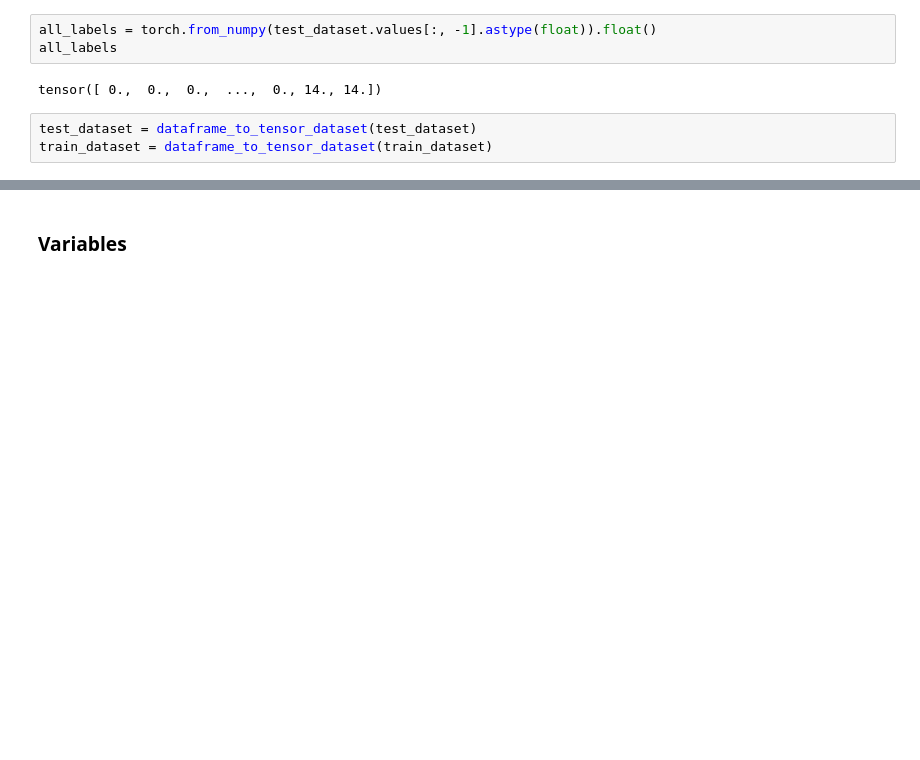
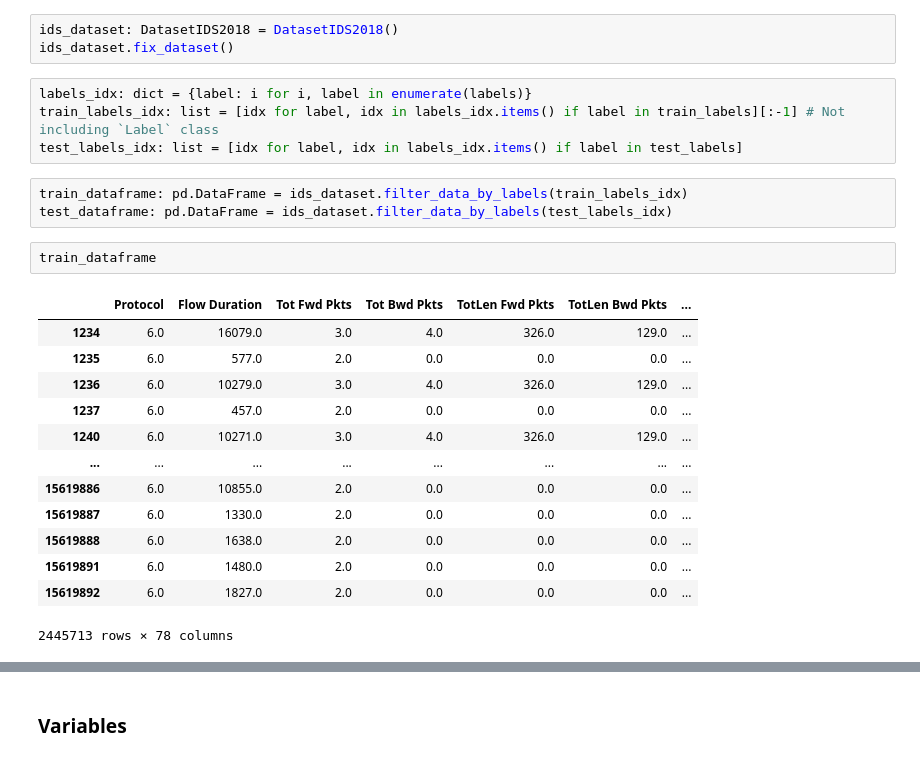
Before and after one commit to BSc-WUT/GZSL, a Jupyter notebook: packetbaseml/notebooks/gzsl_google_colab.ipynb, the cells around one changed output, grey strips where cells are left out. Drawn from its saved outputs; the diff is of its cells as text; blank space fills up the shorter version.

```diff
--- a/packetbaseml/notebooks/gzsl_google_colab.ipynb
+++ b/packetbaseml/notebooks/gzsl_google_colab.ipynb
@@ -68,8 +29,26 @@ else:
-# %%
-all_labels = torch.from_numpy(test_dataset.values[:, -1].astype(float)).float()
-all_labels
-# %% [output]
-tensor([ 0.,  0.,  0.,  ...,  0., 14., 14.])
-# %%
-test_dataset = dataframe_to_tensor_dataset(test_dataset)
-train_dataset = dataframe_to_tensor_dataset(train_dataset)
+# %%
+ids_dataset: DatasetIDS2018 = DatasetIDS2018()
+ids_dataset.fix_dataset()
+# %%
+labels_idx: dict = {label: i for i, label in enumerate(labels)}
+train_labels_idx: list = [idx for label, idx in labels_idx.items() if label in train_labels][:-1] # Not including `Label` class
+test_labels_idx: list = [idx for label, idx in labels_idx.items() if label in test_labels]
+# %%
+train_dataframe: pd.DataFrame = ids_dataset.filter_data_by_labels(train_labels_idx)
+test_dataframe: pd.DataFrame = ids_dataset.filter_data_by_labels(test_labels_idx)
+# %%
+train_dataframe
+# %% [output]
+|  | Protocol | Flow Duration | Tot Fwd Pkts | Tot Bwd Pkts | TotLen Fwd Pkts | TotLen Bwd Pkts | ... |
+| 1234 | 6.0 | 16079.0 | 3.0 | 4.0 | 326.0 | 129.0 | ... |
+| 1235 | 6.0 | 577.0 | 2.0 | 0.0 | 0.0 | 0.0 | ... |
+| 1236 | 6.0 | 10279.0 | 3.0 | 4.0 | 326.0 | 129.0 | ... |
+| 1237 | 6.0 | 457.0 | 2.0 | 0.0 | 0.0 | 0.0 | ... |
+| 1240 | 6.0 | 10271.0 | 3.0 | 4.0 | 326.0 | 129.0 | ... |
+| ... | ... | ... | ... | ... | ... | ... | ... |
+| 15619886 | 6.0 | 10855.0 | 2.0 | 0.0 | 0.0 | 0.0 | ... |
+| 15619887 | 6.0 | 1330.0 | 2.0 | 0.0 | 0.0 | 0.0 | ... |
+| 15619888 | 6.0 | 1638.0 | 2.0 | 0.0 | 0.0 | 0.0 | ... |
+| 15619891 | 6.0 | 1480.0 | 2.0 | 0.0 | 0.0 | 0.0 | ... |
+| 15619892 | 6.0 | 1827.0 | 2.0 | 0.0 | 0.0 | 0.0 | ... |
+2445713 rows × 78 columns
```
Also changed, not shown: parts of 23 cells of this notebook, 7 other files.
